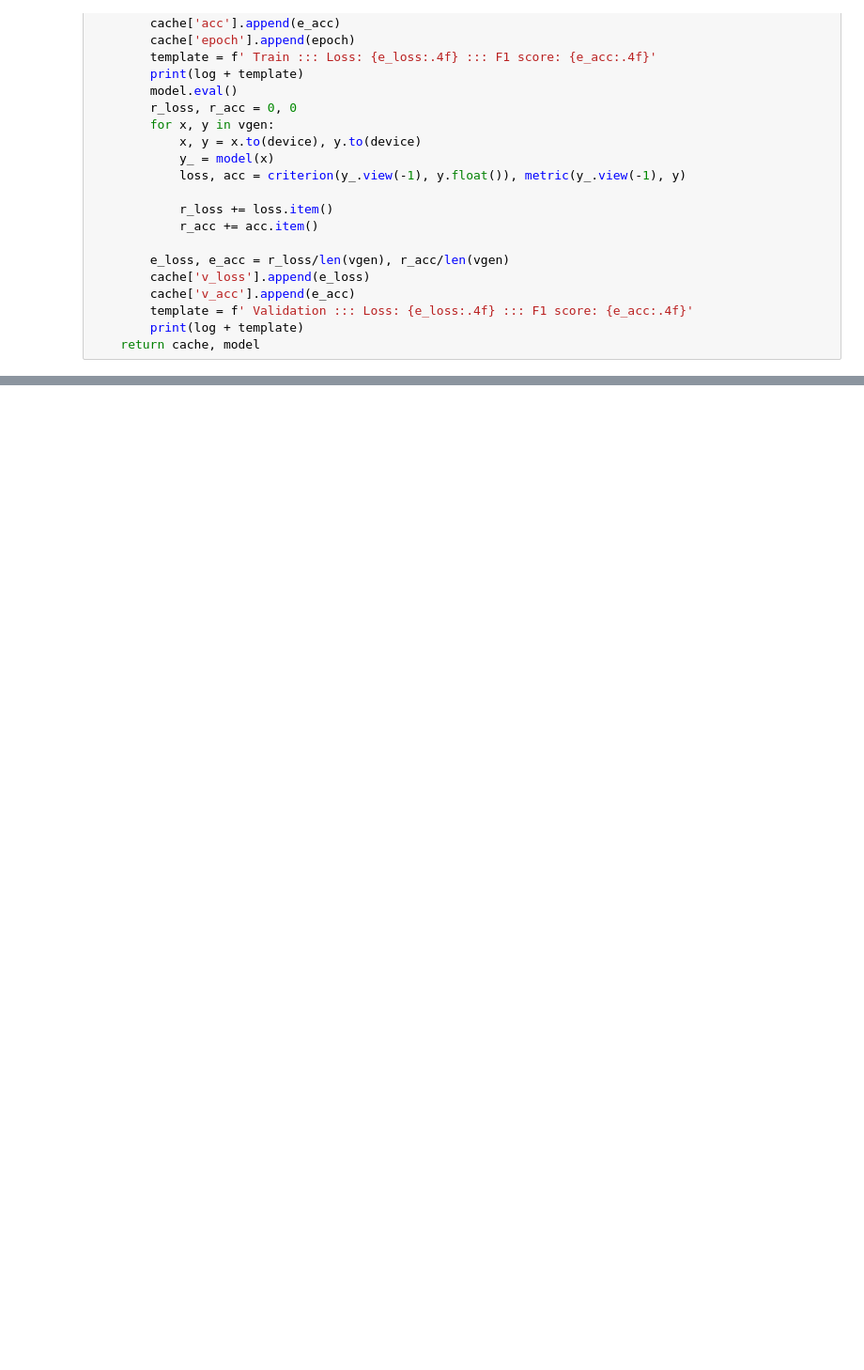
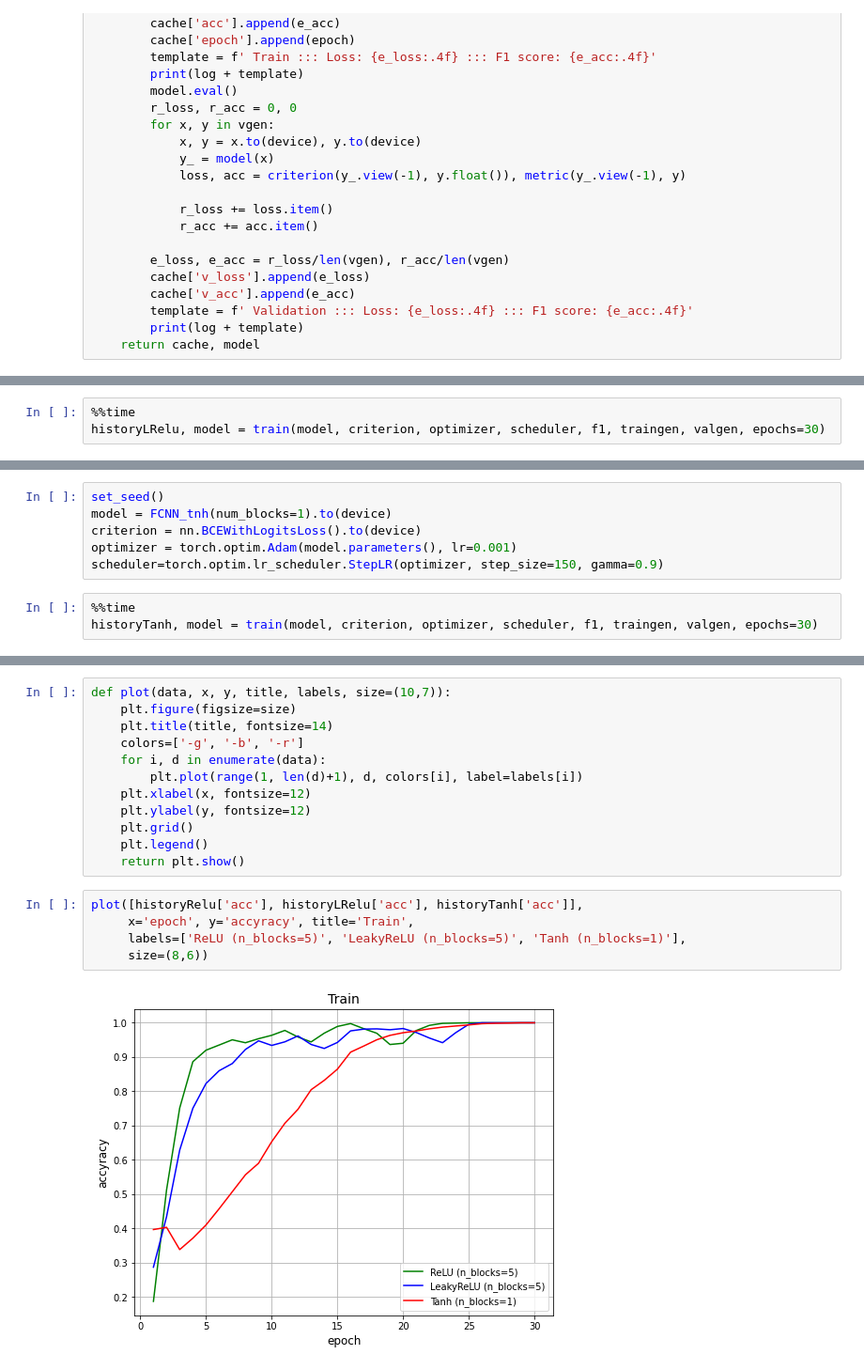
Before and after one commit to oldschool24/Project-HR-Analytics, a Jupyter notebook: second stage/classification/NeuralNet.ipynb, the cells around one changed output, grey strips where cells are left out. Shown at 94% size. Saved outputs shown, nothing was run; the diff lists cells and outputs as text; blank space fills up the shorter version.

```diff
--- a/second stage/classification/NeuralNet.ipynb
+++ b/second stage/classification/NeuralNet.ipynb
@@ -274,0 +316,3 @@ Computer parameters
+# %%
+%%time
+historyLRelu, model = train(model, criterion, optimizer, scheduler, f1, traingen, valgen, epochs=30)
@@ -274,0 +351,9 @@ Computer parameters
+# %%
+set_seed()
+model = FCNN_tnh(num_blocks=1).to(device)
+criterion = nn.BCEWithLogitsLoss().to(device)
+optimizer = torch.optim.Adam(model.parameters(), lr=0.001)
+scheduler=torch.optim.lr_scheduler.StepLR(optimizer, step_size=150, gamma=0.9)
+# %%
+%%time
+historyTanh, model = train(model, criterion, optimizer, scheduler, f1, traingen, valgen, epochs=30)
@@ -274,0 +390,19 @@ Computer parameters
+# %%
+def plot(data, x, y, title, labels, size=(10,7)):
+    plt.figure(figsize=size)
+    plt.title(title, fontsize=14)
+    colors=['-g', '-b', '-r']
+    for i, d in enumerate(data):
+        plt.plot(range(1, len(d)+1), d, colors[i], label=labels[i])
+    plt.xlabel(x, fontsize=12)
+    plt.ylabel(y, fontsize=12)
+    plt.grid()
+    plt.legend()
+    return plt.show()
+# %%
+plot([historyRelu['acc'], historyLRelu['acc'], historyTanh['acc']],
+     x='epoch', y='accyracy', title='Train',
+     labels=['ReLU (n_blocks=5)', 'LeakyReLU (n_blocks=5)', 'Tanh (n_blocks=1)'],
+     size=(8,6))
+# %% [output]
+[figure, added]
```
Also changed, not shown: parts of 47 cells of this notebook, 5 other files.
